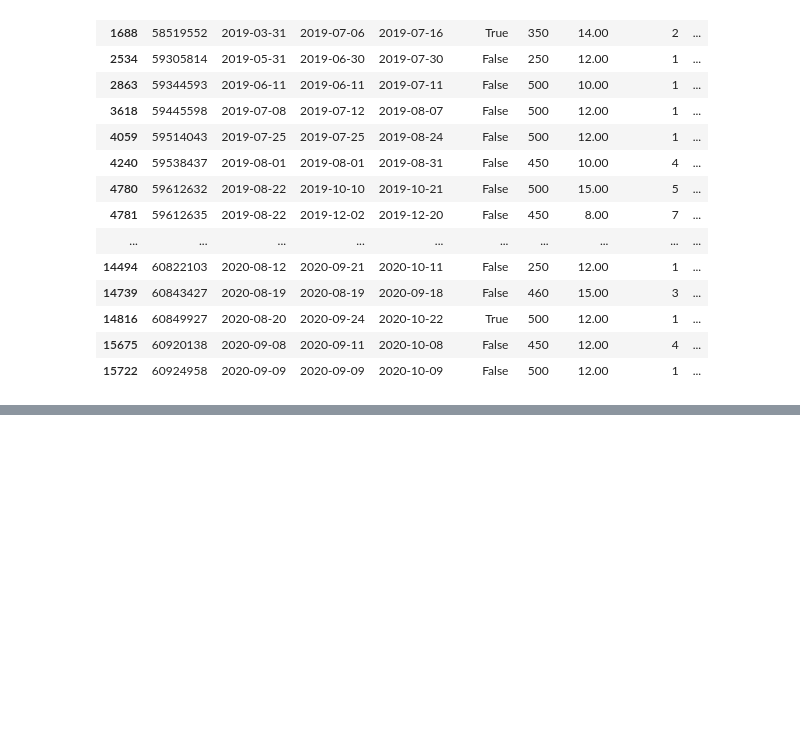
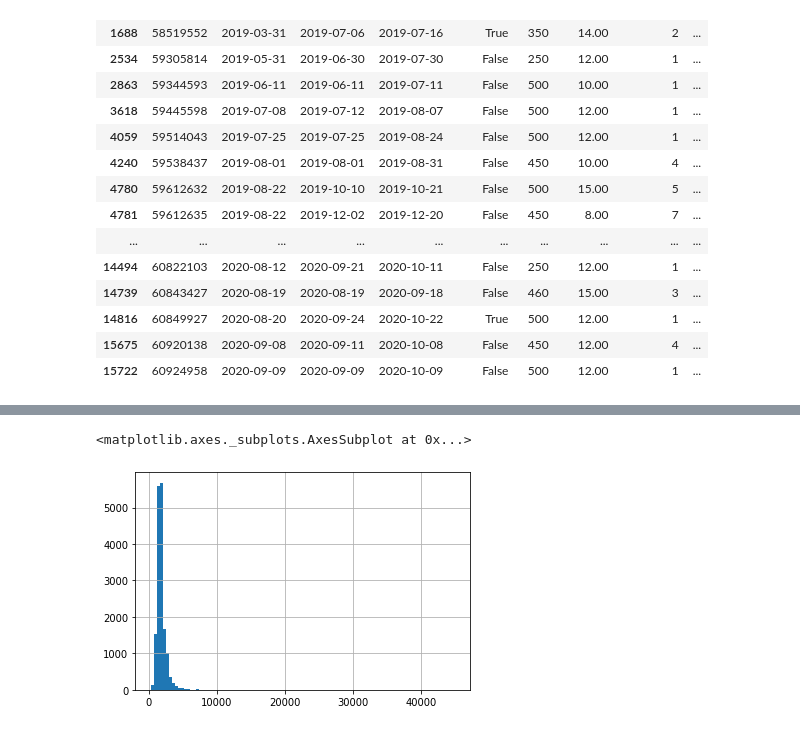
Before and after one commit to DepartmentOfStatisticsPUE/air-2022, a Jupyter notebook: notebooks/1_przetwarzanie.ipynb, the cells around one changed output, grey strips where cells are left out. Cells and saved outputs as stored; diff of their text form; code cells hidden in the pictures; blank space fills up the shorter version.

```diff
--- a/notebooks/1_przetwarzanie.ipynb
+++ b/notebooks/1_przetwarzanie.ipynb
@@ -132,0 +182,6 @@ rent[(rent.price <= 500) & (rent.flat_area <= 20)]
+# %%
+#rent.price_log.hist(bins = 100)
+rent.price.hist(bins = 100)
+# %% [output]
+<matplotlib.axes._subplots.AxesSubplot at 0x...>
+[figure, added]
```
Also changed, not shown: parts of 22 cells of this notebook.
